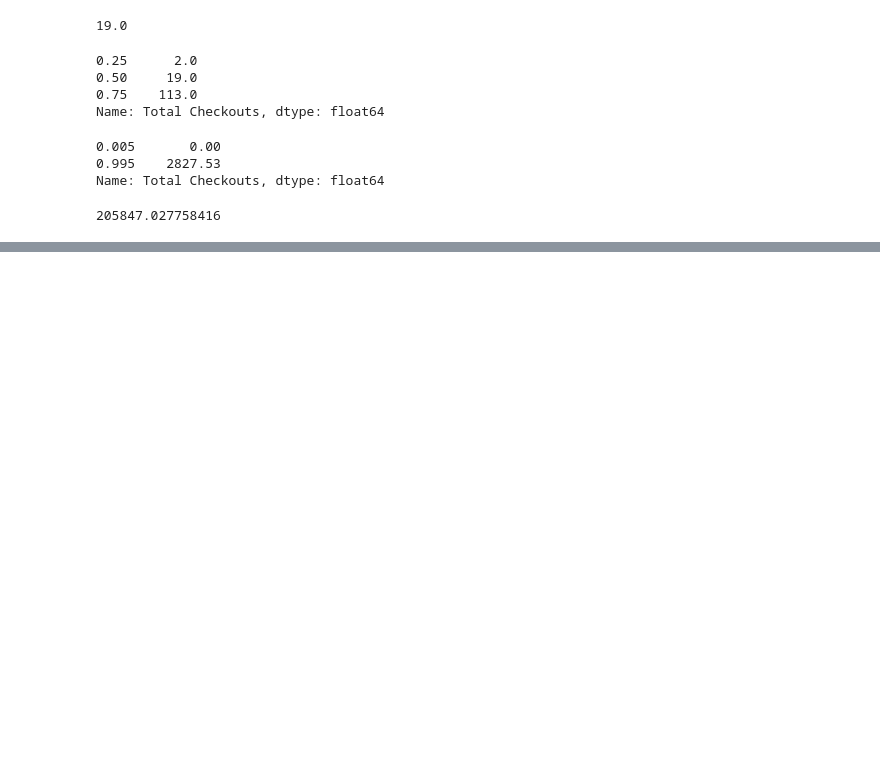
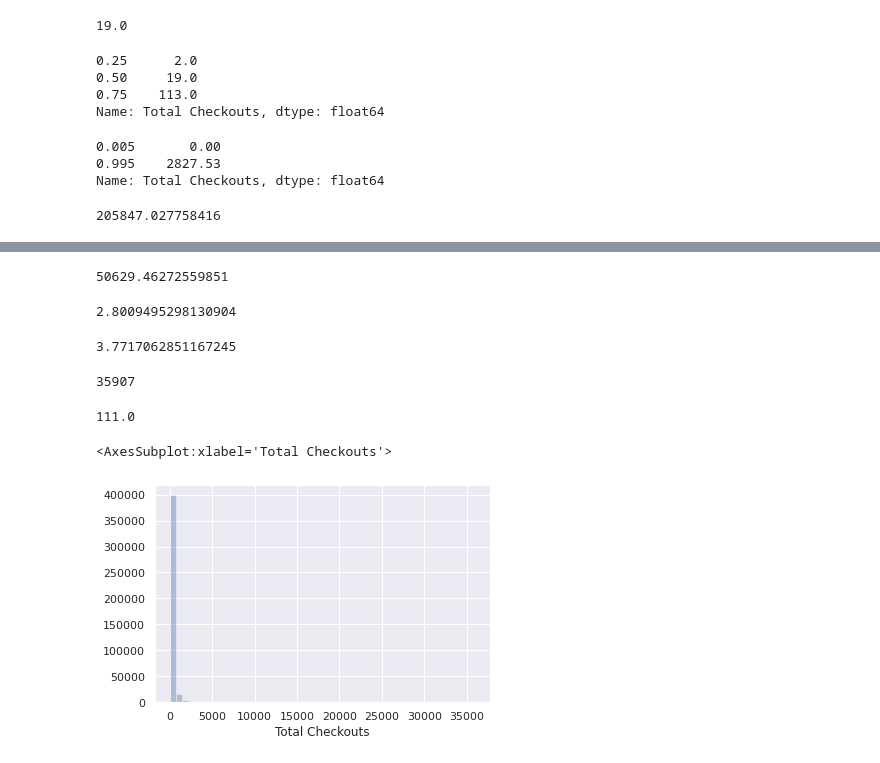
Before and after one commit to AnnaNick91/2021-11-29-DL_Anna_Nick, a Jupyter notebook: Modul_3/notebooks/3._Häufigkeiten_Lagemaße_Streuungsmaße.ipynb, the cells around one changed output, grey strips where cells are left out. Cells and saved outputs as stored; diff of their text form; code cells hidden in the pictures; blank space fills up the shorter version.

```diff
--- a/Modul_3/notebooks/3._Häufigkeiten_Lagemaße_Streuungsmaße.ipynb
+++ b/Modul_3/notebooks/3._Häufigkeiten_Lagemaße_Streuungsmaße.ipynb
@@ -102,0 +106,37 @@ df['Total Checkouts'].var()
+# %%
+df['Total Renewals'].var()
+# %% [output]
+50629.46272559851
+# %%
+#Aufgabe 3.4
+
+df['Total Checkouts'].std()/df['Total Checkouts'].mean()
+# %% [output]
+2.8009495298130904
+# %%
+df['Total Renewals'].std()/df['Total Renewals'].mean()
+# %% [output]
+3.7717062851167245
+# %%
+#Spannweite:
+
+df['Total Checkouts'].max() - df['Total Checkouts'].min()
+# %% [output]
+35907
+# %%
+#Interquartilsabstand
+
+df['Total Checkouts'].quantile(q=0.75) - df['Total Checkouts'].quantile(q=0.25)
+# %% [output]
+111.0
+# %%
+import pandas as pd
+import seaborn as sns
+%matplotlib inline
+sns.set()
+
+df = pd.read_csv("../data/Library_Usage.csv")
+sns.distplot(df['Total Checkouts'], kde=False)
+# %% [output]
+<AxesSubplot:xlabel='Total Checkouts'>
+[figure, added]
```
Also changed, not shown: parts of 20 cells of this notebook, 7 other files.
